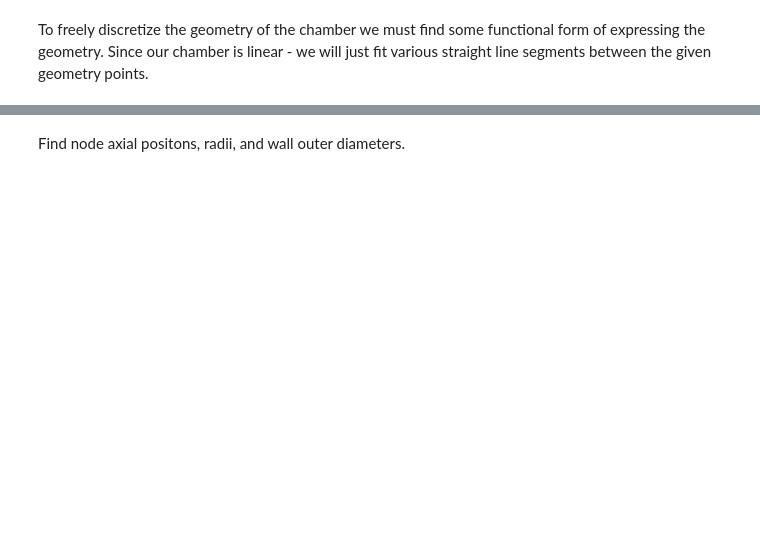
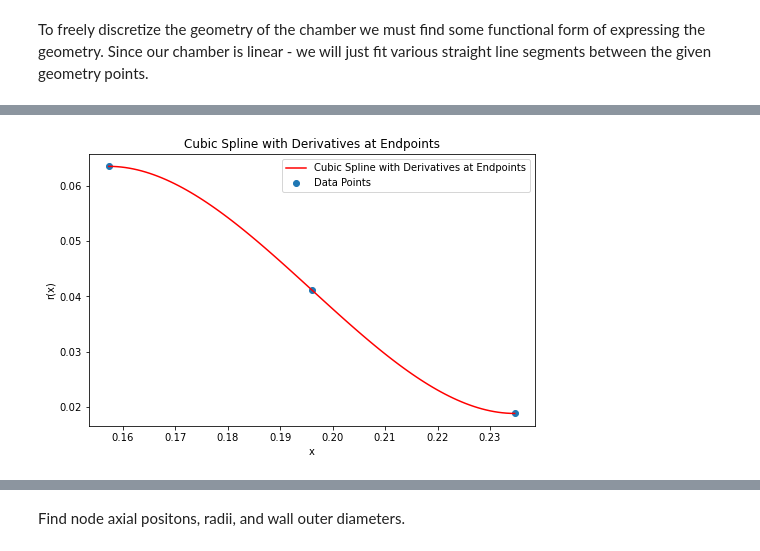
Before and after one commit to Project-Liquid/TheRocket, a Jupyter notebook: RegenSolver/hemsolver.ipynb, the cells around one changed output, grey strips where cells are left out. Saved outputs shown, nothing was run; the diff lists cells and outputs as text; code cells hidden in the pictures; blank space fills up the shorter version.

```diff
--- a/RegenSolver/hemsolver.ipynb
+++ b/RegenSolver/hemsolver.ipynb
@@ -763,0 +864,81 @@ r = 0.267949192431123x + -0.044034444553866015
+# %%
+from scipy.interpolate import CubicSpline
+
+# define our three constraints
+slope_inlet = 0.0  # Derivative at the first point
+slope_throat = 0.0    # Derivative at the last point
+midpoint_x = (x[1] + x[2]) / 2
+midpoint_r = (r[1] + r[2]) / 2
+
+# Define our three points
+x_points = np.array([x[1], midpoint_x, x[2]])
+r_points = np.array([r[1], midpoint_r, r[2]])
+
+# Fit a cubic spline with specified derivative values at the endpoints
+spline = CubicSpline(x_points, r_points, bc_type=((1, slope_inlet), (1, slope_throat)))
+spline_deriv = spline.derivative()
+
+# plot results
+x_spline = np.linspace(min(x_points), max(x_points), 100) # Generate x values for the spline curve
+r_spline = spline(x_spline) # Evaluate the spline at the x values
+
+# Plot the original points and the fitted spline
+fig, axs = plt.subplots(figsize = (8, 5))
+fig.set_facecolor('white')
+axs.scatter(x_points, r_points, label='Data Points')
+axs.plot(x_spline, r_spline, label='Cubic Spline with Derivatives at Endpoints', color='red')
+plt.legend()
+plt.xlabel('x')
+plt.ylabel('r(x)')
+plt.title('Cubic Spline with Derivatives at Endpoints')
+plt.show()
+
+# plot spline derivative
+r_spline_deriv = spline_deriv(x_spline) # Evaluate the derivative of the spline at the x values
+fig, axs = plt.subplots(figsize = (8, 5))
+fig.set_facecolor('white')
+axs.plot(x_spline, r_spline_deriv, label='Derivative of Cubic Spline', color='red')
+plt.legend()
+plt.xlabel('x')
+plt.ylabel('dr/dx')
+plt.title('Slope of Cubic Spline')
+plt.show()
+
+for i, el in enumerate(x_n):
+    slope = 0
+    # find r_n
+    if i > inlet_i and i <= throat_i:
+        node_r_n = spline(el)
+        slope = spline_deriv(el)
+        # note: for interval 1-2 slope is 0
+    elif i > throat_i:
+        break
+
+    # set r_n
+    r_n[i] = node_r_n
+
+    # set wallOD
+    OD_n[i] = 2 * (node_r_n + variable_thickness(el))
+
+    # set slope
+    drdx_n[i] = slope
+
+
+# plot r_n vs x_n
+fig, axs = plt.subplots(figsize = (10, 10))
+fig.set_facecolor('white')
+axs.plot(x, r, color = "k") # upper innner wall
+axs.plot(x, -np.array(r), color = "k") # lower inner wall
+axs.plot(x, np.add(r, th), color = "k") # upper outer wall
+axs.plot(x, np.subtract(-np.array(r), th), color = "k") # lower outer wall
+axs.plot(x_n, r_n, color = "r") # radial position of nodes
+axs.grid()
+axs.set_xlabel("Axial Position (m)")
+axs.set_ylabel("Radius (m)")
+axs.set_title("Chamber Geometry with Nodes")
+axs.set_aspect('equal')
+
+# print  current results
+print("Current r_n:", r_n)
+# %% [output]
+[figure, added]
```
Also changed, not shown: parts of 13 cells of this notebook, 22 other files.
